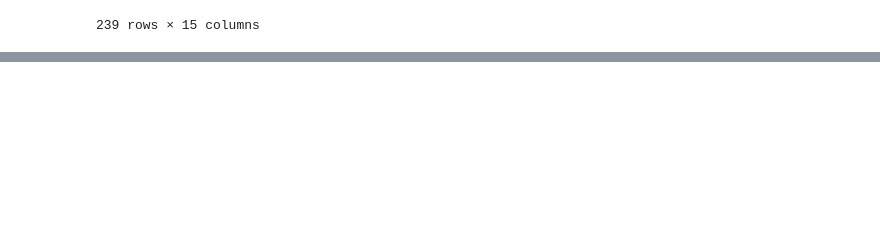
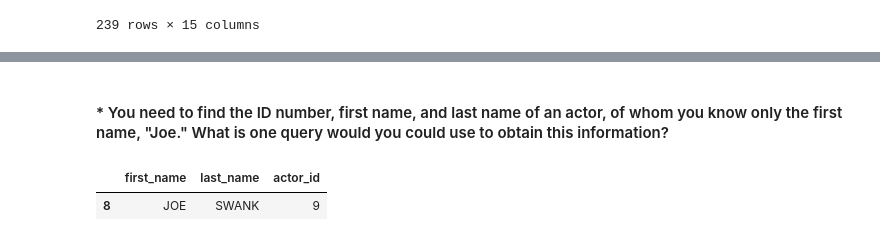
Before and after one commit to david-ryan-alviola/numpy-pandas-visualization-exercises, a Jupyter notebook: advanced_dataframes.ipynb, the cells around one changed output, grey strips where cells are left out. Saved outputs shown, nothing was run; the diff lists cells and outputs as text; code cells hidden in the pictures; blank space fills up the shorter version.

```diff
--- a/advanced_dataframes.ipynb
+++ b/advanced_dataframes.ipynb
@@ -221,0 +388,8 @@ countries
+# %% [markdown]
+#### * You need to find the ID number, first name, and last name of an actor, of whom you know only the first name, "Joe." What is one query would you could use to obtain this information?
+# %%
+joes = actors[actors.first_name == "JOE"]
+joes[['first_name', 'last_name', 'actor_id']]
+# %% [output]
+|  | first_name | last_name | actor_id |
+| 8 | JOE | SWANK | 9 |
```
Also changed, not shown: parts of 25 cells of this notebook.
